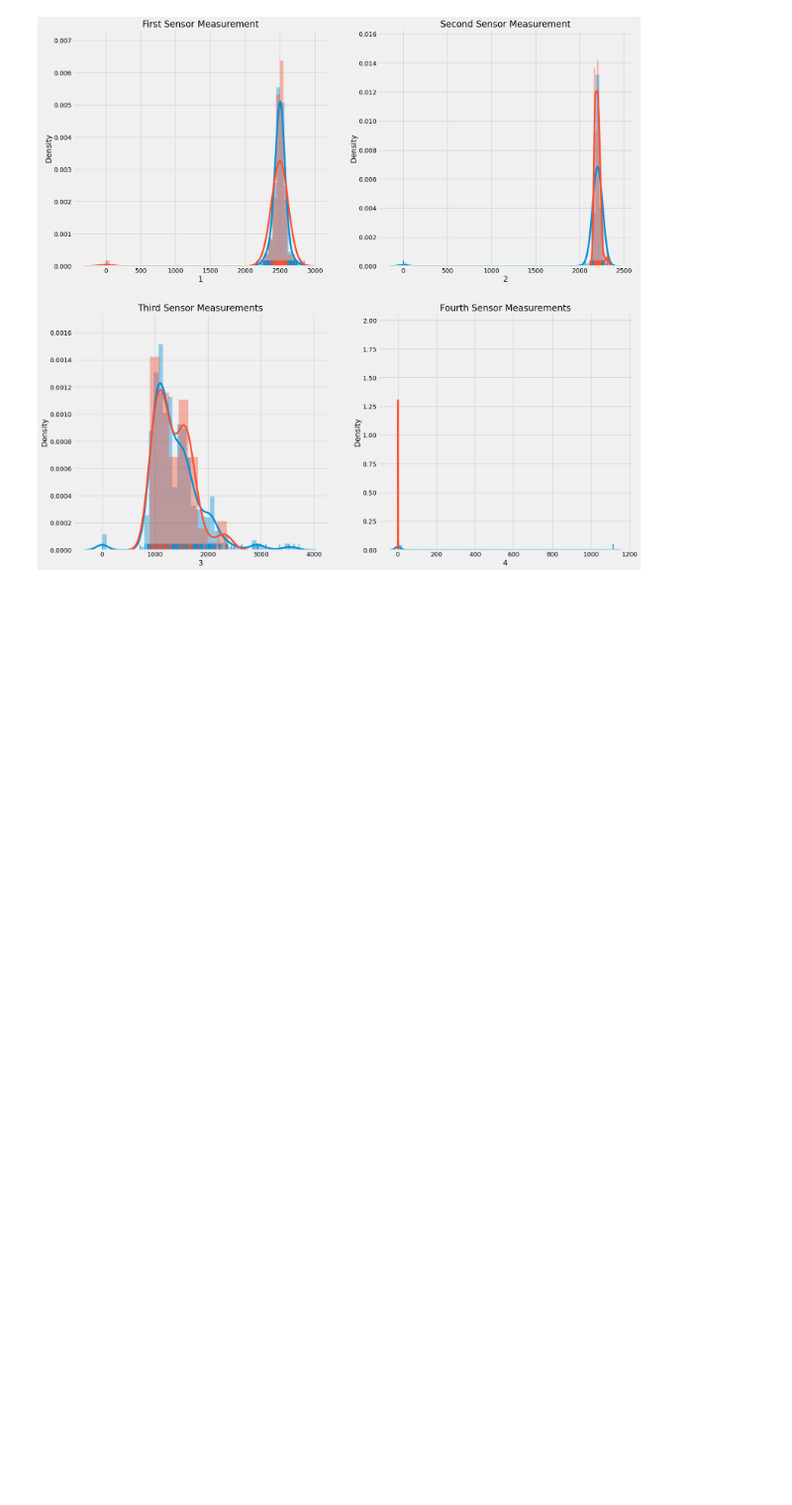
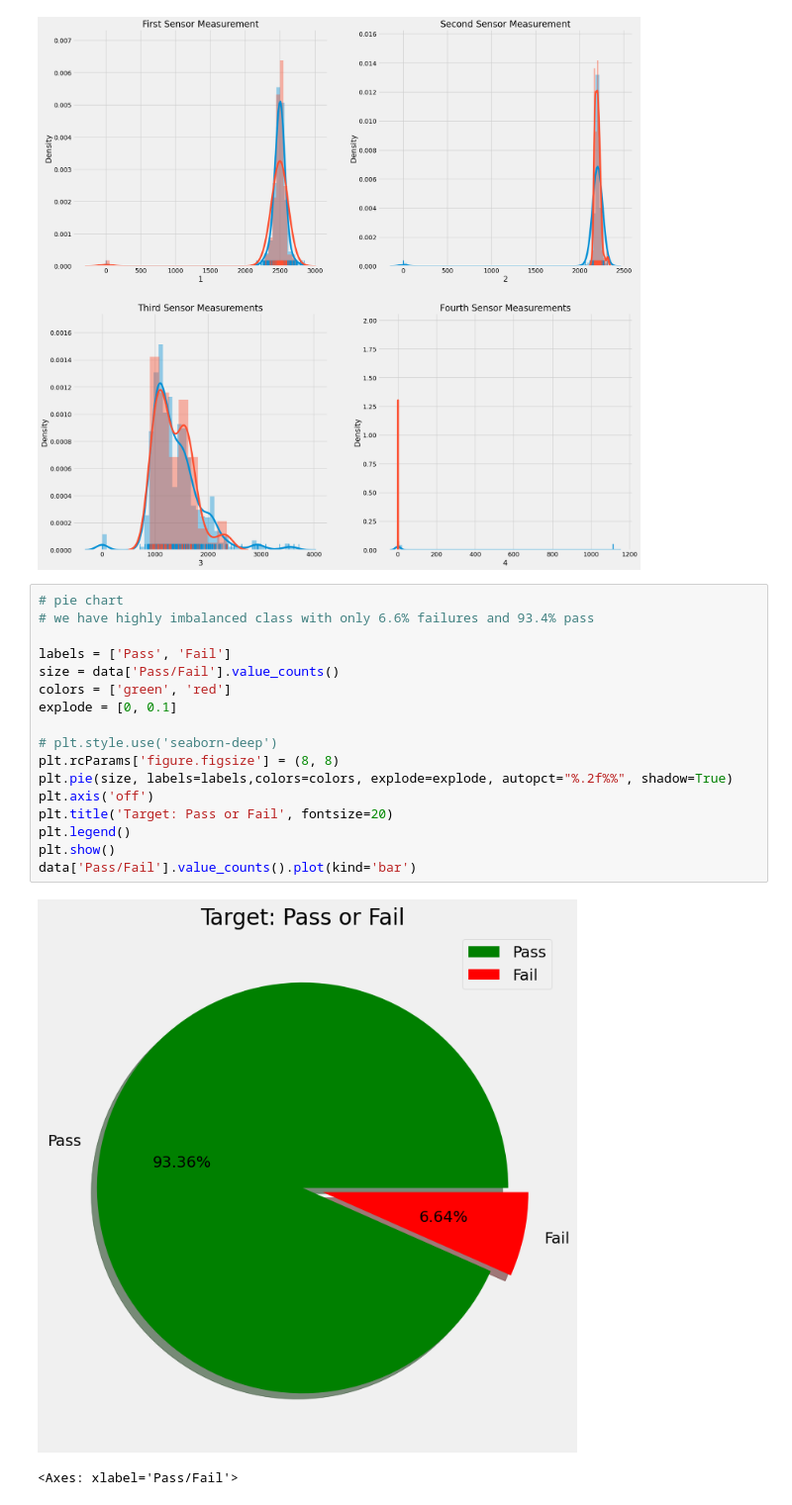
Before and after one commit to izzhamburhan/semicon-manu, a Jupyter notebook: notebook/001_clean_data.ipynb, the cells around one changed output. Shown at 99% size. Drawn from its saved outputs; the diff is of its cells as text; blank space fills up the shorter version.

Commit message:
feat: data visualization >> * distplot >> * pie chart >> * correlation map - heatmap >>

```diff
--- a/notebook/001_clean_data.ipynb
+++ b/notebook/001_clean_data.ipynb
@@ -118,3 +118,23 @@ https://gist.github.com/mwaskom/de44147ed2974457ad6372750bbe5751
   sns.distplot(target['4'], hist=True, rug=True)
 Text(0.5, 1.0, 'Fourth Sensor Measurements')
 [figure]
+# %%
+# pie chart
+# we have highly imbalanced class with only 6.6% failures and 93.4% pass
+
+labels = ['Pass', 'Fail']
+size = data['Pass/Fail'].value_counts()
+colors = ['green', 'red']
+explode = [0, 0.1]
+
+# plt.style.use('seaborn-deep')
+plt.rcParams['figure.figsize'] = (8, 8)
+plt.pie(size, labels=labels,colors=colors, explode=explode, autopct="%.2f%%", shadow=True)
+plt.axis('off')
+plt.title('Target: Pass or Fail', fontsize=20)
+plt.legend()
+plt.show()
+data['Pass/Fail'].value_counts().plot(kind='bar')
+# %% [output]
+[figure, added]
+<Axes: xlabel='Pass/Fail'>
```
Also changed, not shown: parts of 2 cells of this notebook.
